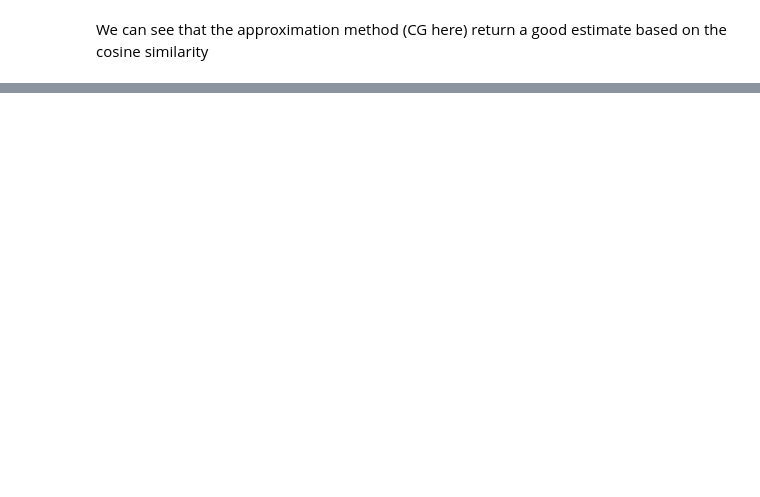
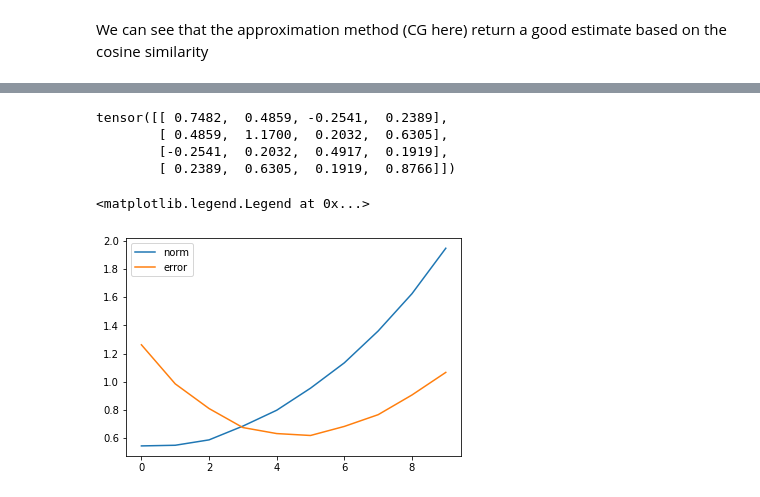
Before and after one commit to anh-tong/second, a Jupyter notebook: advanced.ipynb, the cells around one changed output, grey strips where cells are left out. Drawn from its saved outputs; the diff is of its cells as text; code cells hidden in the pictures; blank space fills up the shorter version.

```diff
--- a/advanced.ipynb
+++ b/advanced.ipynb
@@ -173,0 +209,33 @@ tensor(0.0067)
+# %%
+A = torch.randn(4,4)
+A = A @ A.t() + torch.eye(4) * 0.5
+exact_inv_A = torch.inverse(A)
+print(exact_inv_A)
+# %% [output]
+tensor([[ 0.7482,  0.4859, -0.2541,  0.2389],
+        [ 0.4859,  1.1700,  0.2032,  0.6305],
+        [-0.2541,  0.2032,  0.4917,  0.1919],
+        [ 0.2389,  0.6305,  0.1919,  0.8766]])
+# %%
+D = torch.diag(torch.diag(A))
+inv_D = torch.diag(1./torch.diag(A))
+E = A - D
+DE = -inv_D @ E
+p = v = inv_D
+norms = []
+errors = []
+n_iter = 10
+for i in range(n_iter):
+    v =   DE @ v
+    p = p + v
+    norms.append(torch.norm(v).item())
+    errors.append(torch.norm(exact_inv_A - p).item())
+# %%
+import matplotlib.pyplot as plt
+%matplotlib inline
+plt.plot(range(n_iter), norms, label="norm")
+plt.plot(range(n_iter), errors, label="error")
+plt.legend()
+# %% [output]
+<matplotlib.legend.Legend at 0x...>
+[figure, added]
```
Also changed, not shown: parts of 26 cells of this notebook, 1 other file.
